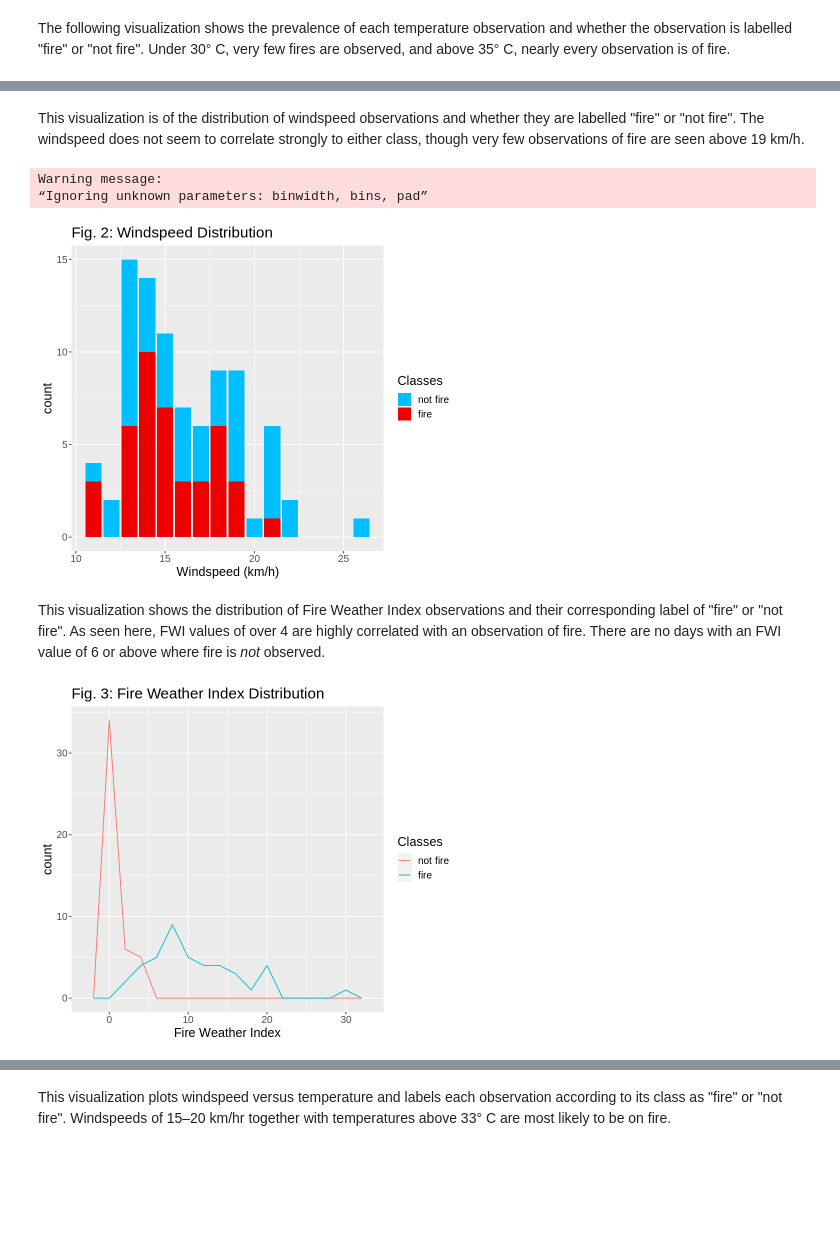
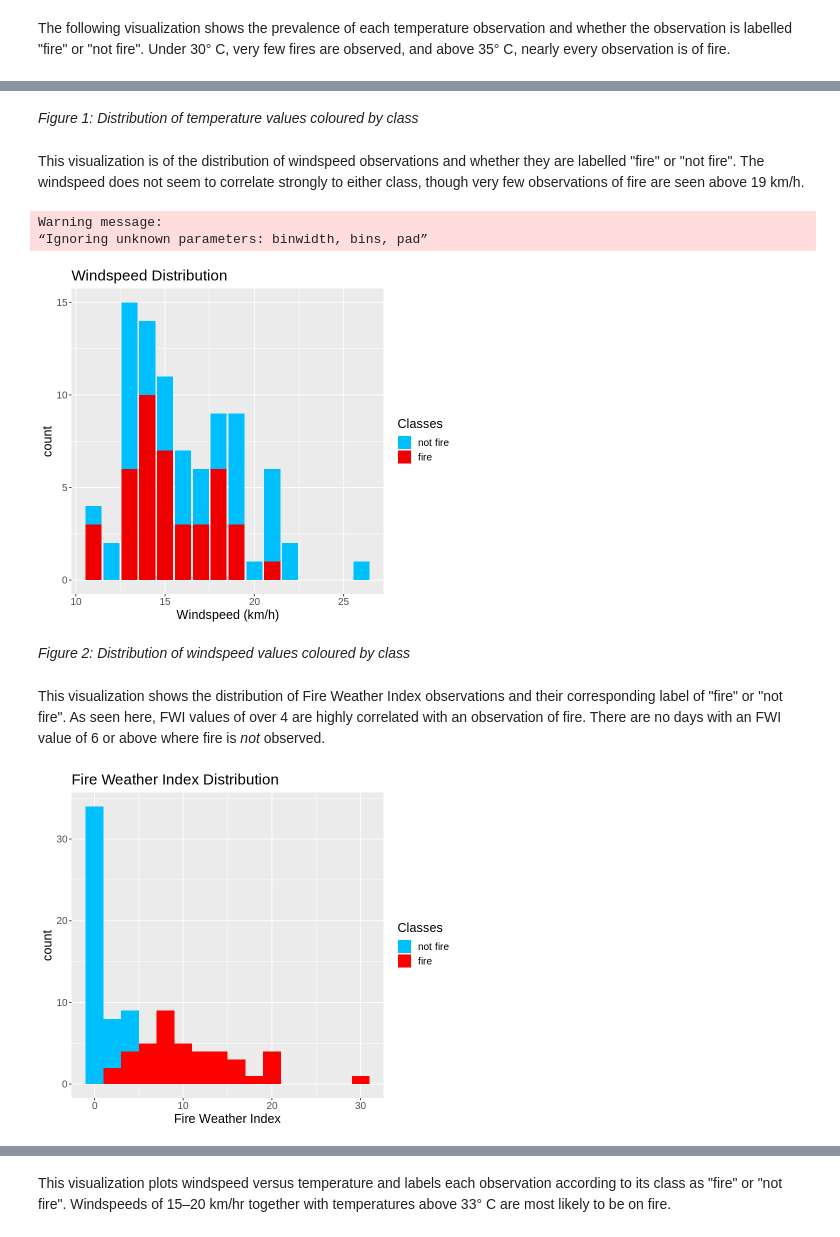
Before and after one commit to edsobcz/fire-project, a Jupyter notebook: group_09_project.ipynb, the cells around one changed output, grey strips where cells are left out. Saved outputs shown, nothing was run; the diff lists cells and outputs as text; code cells hidden in the pictures; blank space fills up the shorter version.

```diff
--- a/group_09_project.ipynb
+++ b/group_09_project.ipynb
@@ -155,3 +135,5 @@ Warning message:
+# %% [markdown]
+*Figure 1: Distribution of temperature values coloured by class*
 # %% [markdown]
 This visualization is of the distribution of windspeed observations and whether they are labelled "fire" or "not fire". The windspeed does not seem to correlate strongly to either class, though very few observations of fire are seen above 19 km/h.
 # %%
@@ -159,25 +141,27 @@ ws_dstn_plot <- fire_training %>%
     ggplot(aes(x = Ws, fill = Classes)) +
     geom_histogram(stat = "count") +
     labs(x = "Windspeed (km/h)") +
-    ggtitle("Fig. 2: Windspeed Distribution") +
+    ggtitle("Windspeed Distribution") +
     scale_fill_manual(values = c("deepskyblue1", "red2")) +
     theme(text = element_text(size = 15))
 ws_dstn_plot
 # %% [output]
 Warning message:
 “Ignoring unknown parameters: binwidth, bins, pad”
-[figure, old version]
+[figure, new version]
+# %% [markdown]
+*Figure 2: Distribution of windspeed values coloured by class*
 # %% [markdown]
 This visualization shows the distribution of Fire Weather Index observations and their corresponding label of "fire" or "not fire". As seen here, FWI values of over 4 are highly correlated with an observation of fire. There are no days with an FWI value of 6 or above where fire is *not* observed.
 # %%
-FWI_dstn_freqpoly <- fire_training %>%
-    ggplot(aes(x = FWI, color = Classes)) +
-    geom_freqpoly(binwidth = 2) +
+FWI_dstn_plot <- fire_training %>%
+    ggplot(aes(x = FWI, fill = Classes)) +
+    geom_histogram(binwidth = 2) +
     labs(x = "Fire Weather Index") +
-    ggtitle("Fig. 3: Fire Weather Index Distribution") +
+    ggtitle("Fire Weather Index Distribution") +
     theme(text = element_text(size = 15)) +
     scale_fill_manual(values = c("deepskyblue1", "red1"))
 
-FWI_dstn_freqpoly
+FWI_dstn_plot
 # %% [output]
-[figure, old version]
+[figure, new version]
```
Also changed, not shown: parts of 24 cells of this notebook.
